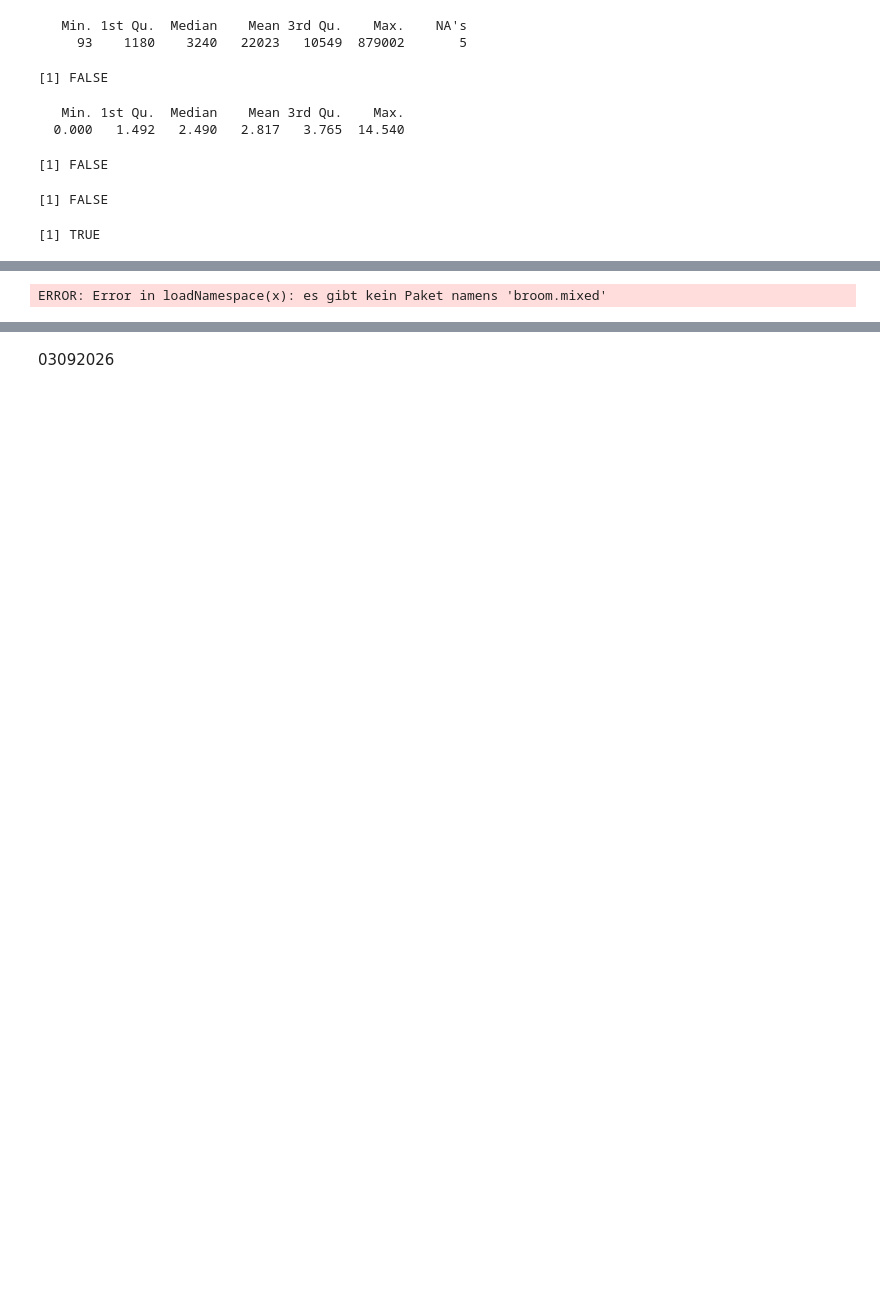
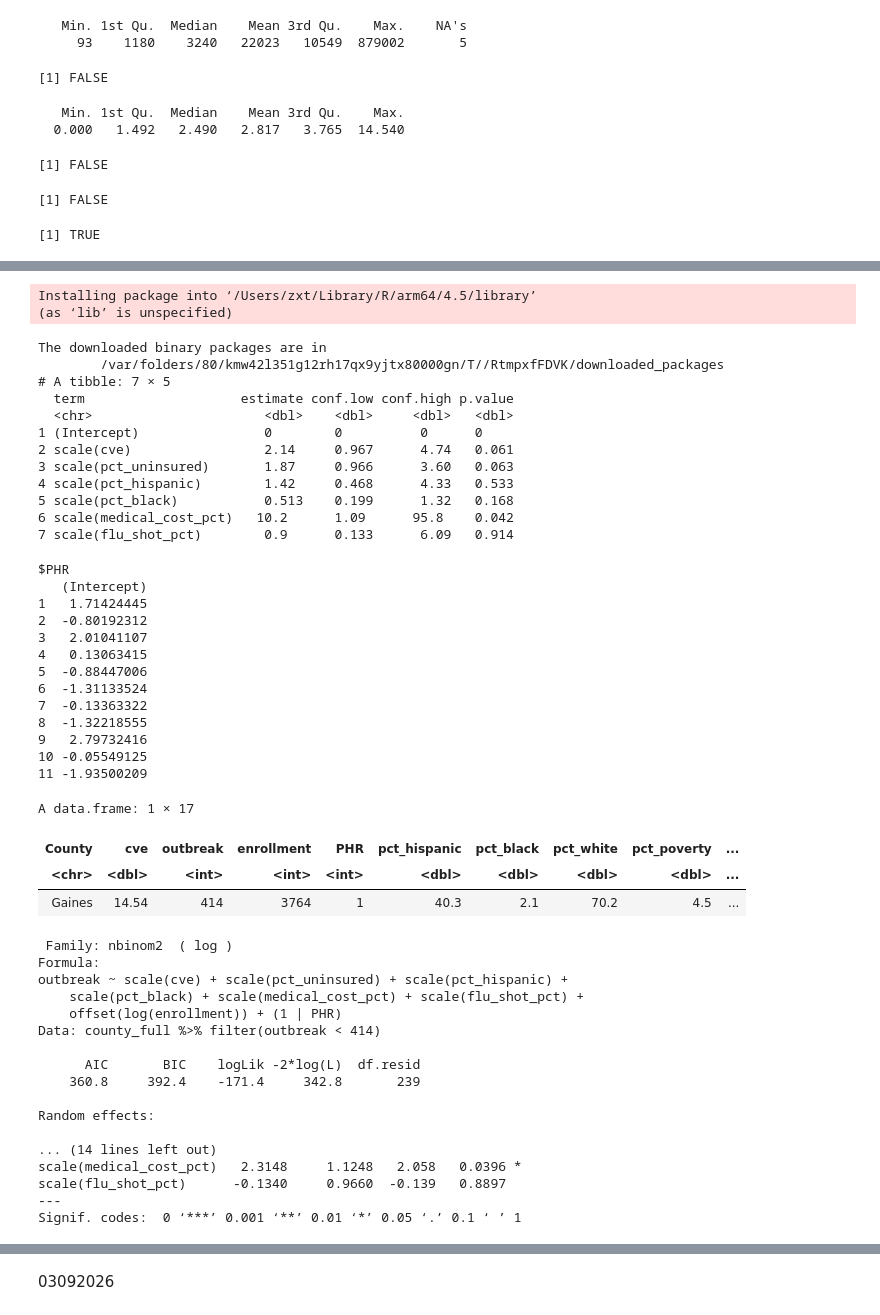
Before and after one commit to aichacamara/Measles-Outbreak-and-Public-Policy-Reluctance, a Jupyter notebook: 2026SP-stat/brfss_w_cve.ipynb, the cells around one changed output, grey strips where cells are left out. Saved outputs shown, nothing was run; the diff lists cells and outputs as text; code cells hidden in the pictures; blank space fills up the shorter version.

```diff
--- a/2026SP-stat/brfss_w_cve.ipynb
+++ b/2026SP-stat/brfss_w_cve.ipynb
@@ -300,6 +352,7 @@ model_final <- glmmTMB(
 
 summary(model_final)
 
+install.packages("broom.mixed")
 # ── 3. 转换为IRR（Incidence Rate Ratio）──────────────
 results <- broom.mixed::tidy(model_final,
                               conf.int = TRUE,
@@ -351,4 +404,51 @@ Signif. codes:  0 '***' 0.001 '**' 0.01 '*' 0.05 '.' 0.1 ' ' 1
-ERROR: Error in loadNamespace(x): es gibt kein Paket namens 'broom.mixed'
+Installing package into ‘/Users/zxt/Library/R/arm64/4.5/library’
+(as ‘lib’ is unspecified)
+The downloaded binary packages are in
+        /var/folders/80/kmw42l351g12rh17qx9yjtx80000gn/T//RtmpxfFDVK/downloaded_packages
+# A tibble: 7 × 5
+  term                    estimate conf.low conf.high p.value
+  <chr>                      <dbl>    <dbl>     <dbl>   <dbl>
+1 (Intercept)                0        0          0      0
+2 scale(cve)                 2.14     0.967      4.74   0.061
+3 scale(pct_uninsured)       1.87     0.966      3.60   0.063
+4 scale(pct_hispanic)        1.42     0.468      4.33   0.533
+5 scale(pct_black)           0.513    0.199      1.32   0.168
+6 scale(medical_cost_pct)   10.2      1.09      95.8    0.042
+7 scale(flu_shot_pct)        0.9      0.133      6.09   0.914
+$PHR
+   (Intercept)
+1   1.71424445
+2  -0.80192312
+3   2.01041107
+4   0.13063415
+5  -0.88447006
+6  -1.31133524
+7  -0.13363322
+8  -1.32218555
+9   2.79732416
+10 -0.05549125
+11 -1.93500209
+A data.frame: 1 × 17
+| County | cve | outbreak | enrollment | PHR | pct_hispanic | pct_black | pct_white | pct_poverty | ... |
+| <chr> | <dbl> | <int> | <int> | <int> | <dbl> | <dbl> | <dbl> | <dbl> | ... |
+| Gaines | 14.54 | 414 | 3764 | 1 | 40.3 | 2.1 | 70.2 | 4.5 | ... |
+ Family: nbinom2  ( log )
+Formula:
+outbreak ~ scale(cve) + scale(pct_uninsured) + scale(pct_hispanic) +
+    scale(pct_black) + scale(medical_cost_pct) + scale(flu_shot_pct) +
+    offset(log(enrollment)) + (1 | PHR)
+Data: county_full %>% filter(outbreak < 414)
+
+      AIC       BIC    logLik -2*log(L)  df.resid
+    360.8     392.4    -171.4     342.8       239
+
+Random effects:
+
+... (14 lines left out)
+scale(medical_cost_pct)   2.3148     1.1248   2.058   0.0396 *
+scale(flu_shot_pct)      -0.1340     0.9660  -0.139   0.8897
+---
+Signif. codes:  0 ‘***’ 0.001 ‘**’ 0.01 ‘*’ 0.05 ‘.’ 0.1 ‘ ’ 1
 # %%
 # 考虑从最终模型里去掉，用AIC验证
 model_no_flu <- glmmTMB(
```
Also changed, not shown: parts of 28 cells of this notebook, 2 other files.
